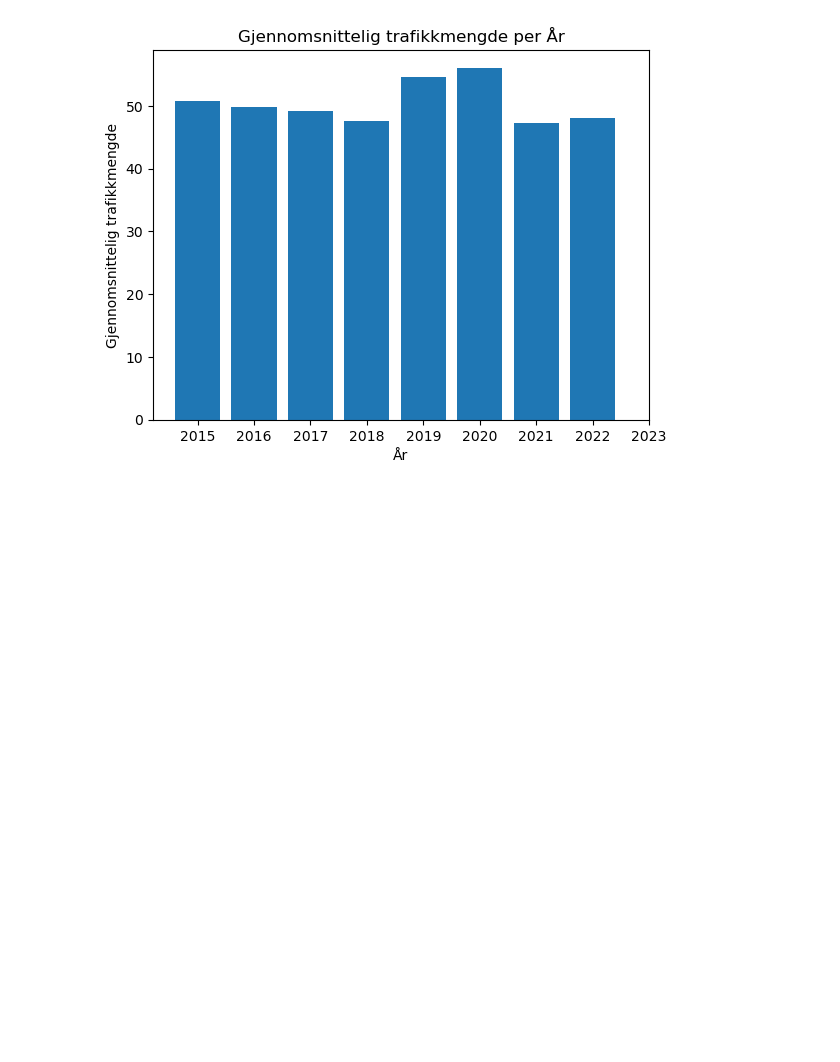
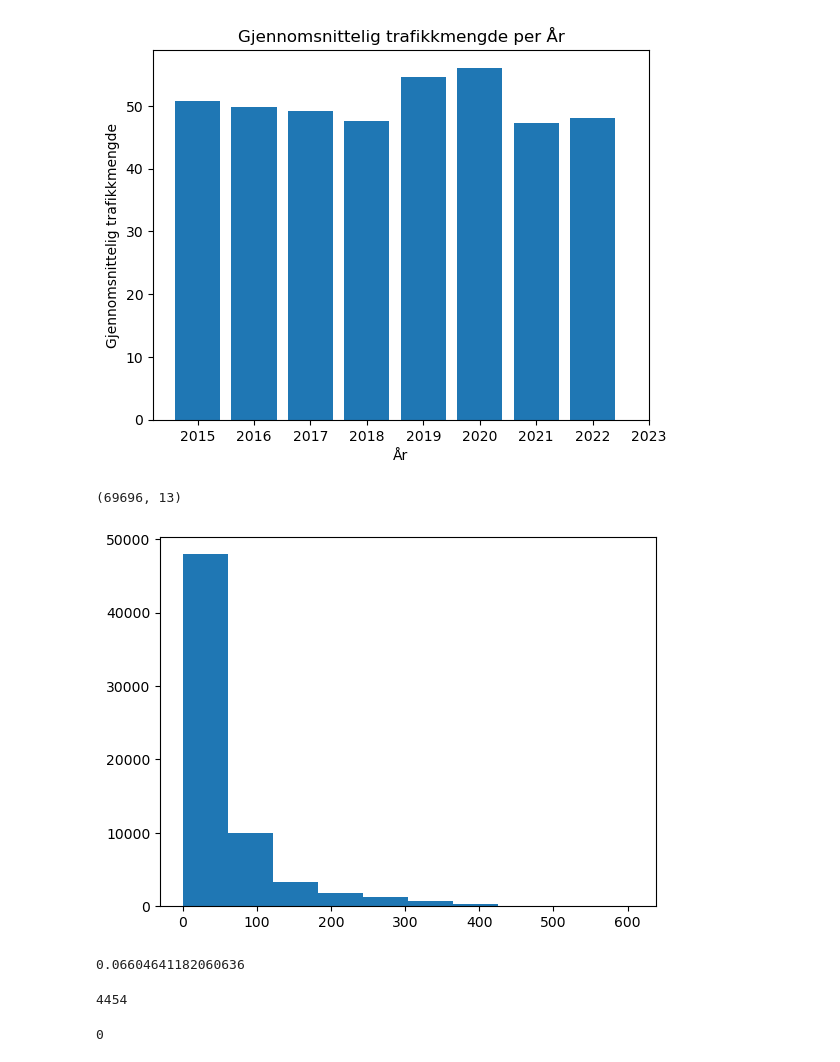
Before and after one commit to auroraingebrigtsen/INF161-project, a Jupyter notebook: processing.ipynb, the cells around one changed output. Drawn from its saved outputs; the diff is of its cells as text; code cells hidden in the pictures; blank space fills up the shorter version.

```diff
--- a/processing.ipynb
+++ b/processing.ipynb
@@ -380,3 +404,21 @@ barplot(
 [figure]
 # %%
 merged_df.to_csv('merged_data.csv', index=False)
+# %%
+merged_df.shape
+# %% [output]
+(69696, 13)
+# %%
+plt.hist(data = merged_df, x="Trafikkmengde")
+plt.show()
+# %% [output]
+[figure, added]
+# %%
+# Hvor stor del av trafikkmengde er 0?
+merged_df[merged_df["Trafikkmengde"] == 0.0].shape[0]/ merged_df[merged_df["Trafikkmengde"].notna()].shape[0]
+# %% [output]
+0.06604641182060636
+# %%
+merged_df["Trafikkmengde"].isnull().sum()
+# %% [output]
+4454
@@ -382,0 +427,4 @@ merged_df.to_csv('merged_data.csv', index=False)
+# %%
+merged_df["Trafikkmengde"].isnull().sum()
+# %% [output]
+0
```
Also changed, not shown: parts of 14 cells of this notebook, 7 other files.
